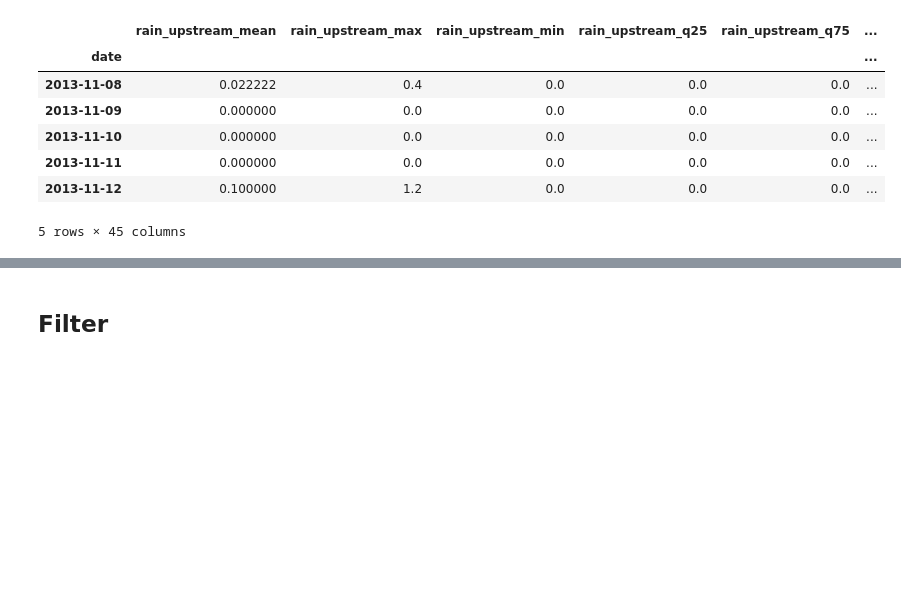
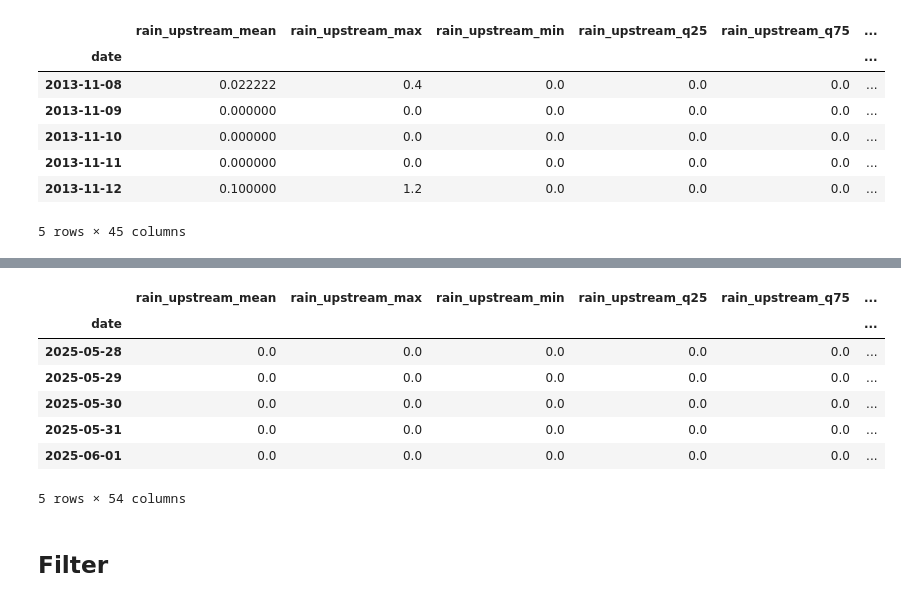
Before and after one commit to brunoconterato/gs-disaster, a Jupyter notebook: src/1. Process Data.ipynb, the cells around one changed output, grey strips where cells are left out. Cells and saved outputs as stored; diff of their text form; code cells hidden in the pictures; blank space fills up the shorter version.

Commit message:
feat: add new features for date: year, date_sin and date_cos

```diff
--- a/src/1. Process Data.ipynb
+++ b/src/1. Process Data.ipynb
@@ -228,10 +271,32 @@ data.head()
 # %%
-data['rain_upstream_acc_2_days'] = data['rain_upstream_mean'].rolling(window=2).sum()
-data['rain_downstream_acc_2_days'] = data['rain_downstream_mean'].rolling(window=2).sum()
-data['rain_after_acc_2_days'] = data['rain_after_mean'].rolling(window=2).sum()
-data['rain_upstream_acc_3_days'] = data['rain_upstream_mean'].rolling(window=3).sum()
-data['rain_downstream_acc_3_days'] = data['rain_downstream_mean'].rolling(window=3).sum()
-data['rain_after_acc_3_days'] = data['rain_after_mean'].rolling(window=3).sum()
+data["rain_upstream_acc_2_days"] = data["rain_upstream_mean"].rolling(window=2).sum()
+data["rain_downstream_acc_2_days"] = (
+    data["rain_downstream_mean"].rolling(window=2).sum()
+)
+data["rain_after_acc_2_days"] = data["rain_after_mean"].rolling(window=2).sum()
+data["rain_upstream_acc_3_days"] = data["rain_upstream_mean"].rolling(window=3).sum()
+data["rain_downstream_acc_3_days"] = (
+    data["rain_downstream_mean"].rolling(window=3).sum()
+)
+data["rain_after_acc_3_days"] = data["rain_after_mean"].rolling(window=3).sum()
+
+data[["date_sin", "date_cos"]] = data.index.to_series().apply(
+    lambda x: pd.Series(encode_date(datetime.strptime(str(x.date()), "%Y-%m-%d")))
+)
+data["year"] = data.index.to_series().apply(
+    lambda x: datetime.strptime(str(x.date()), "%Y-%m-%d").year
+)
+
+data.tail()
+# %% [output]
+|  | rain_upstream_mean | rain_upstream_max | rain_upstream_min | rain_upstream_q25 | rain_upstream_q75 | ... |
+| date |  |  |  |  |  | ... |
+| 2025-05-28 | 0.0 | 0.0 | 0.0 | 0.0 | 0.0 | ... |
+| 2025-05-29 | 0.0 | 0.0 | 0.0 | 0.0 | 0.0 | ... |
+| 2025-05-30 | 0.0 | 0.0 | 0.0 | 0.0 | 0.0 | ... |
+| 2025-05-31 | 0.0 | 0.0 | 0.0 | 0.0 | 0.0 | ... |
+| 2025-06-01 | 0.0 | 0.0 | 0.0 | 0.0 | 0.0 | ... |
+5 rows × 54 columns
 # %% [markdown]
 ## Filter
 # %%
```
Also changed, not shown: parts of 5 cells of this notebook, 2 other files.
